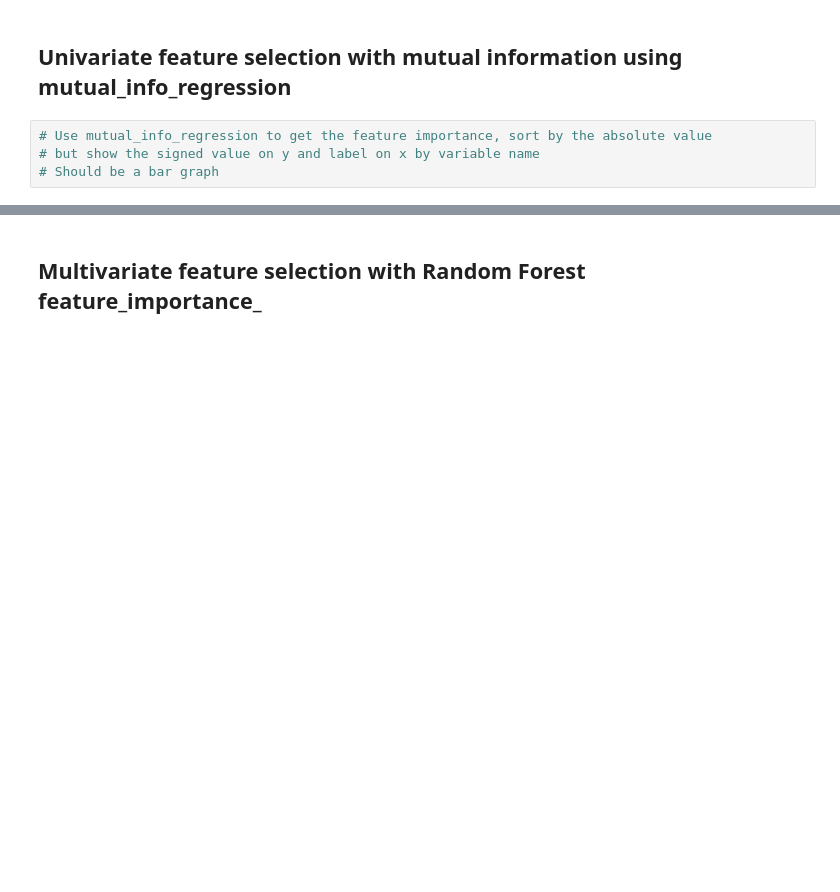
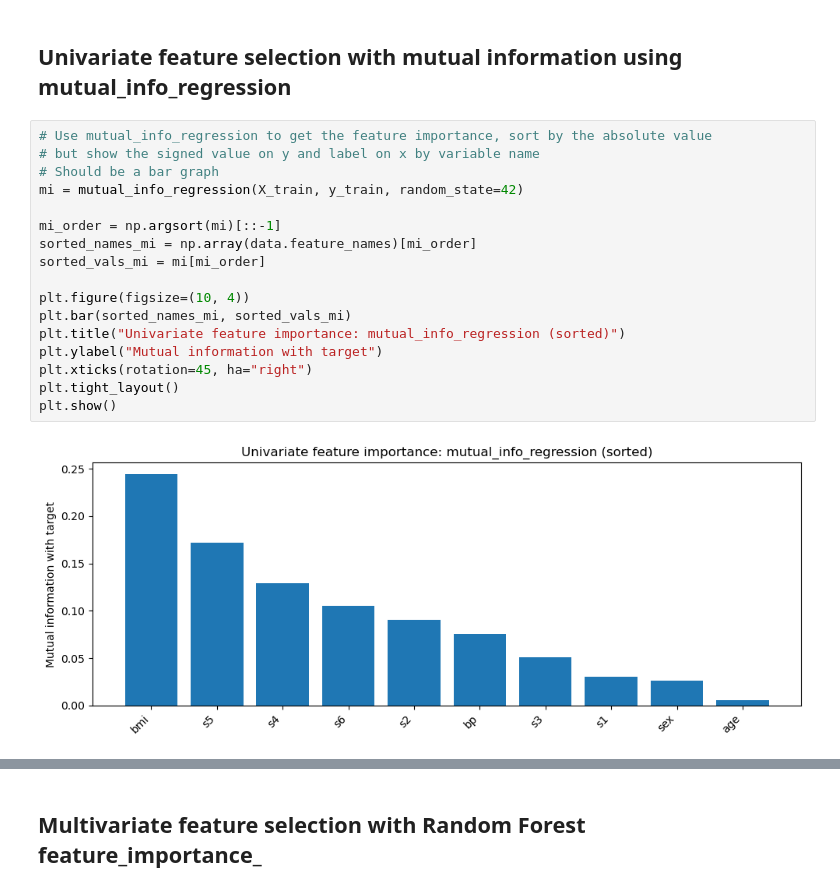
Before and after one commit to Mfershalov/hw4p6-Mfershalov, a Jupyter notebook: dsei2100s26hw4p6-feature-selection.ipynb, the cells around one changed output, grey strips where cells are left out. Cells and saved outputs as stored; diff of their text form; blank space fills up the shorter version.

```diff
--- a/dsei2100s26hw4p6-feature-selection.ipynb
+++ b/dsei2100s26hw4p6-feature-selection.ipynb
@@ -124,6 +148,21 @@ A Here:
 # %%
 # Use mutual_info_regression to get the feature importance, sort by the absolute value
 # but show the signed value on y and label on x by variable name
 # Should be a bar graph
+mi = mutual_info_regression(X_train, y_train, random_state=42)
+
+mi_order = np.argsort(mi)[::-1]
+sorted_names_mi = np.array(data.feature_names)[mi_order]
+sorted_vals_mi = mi[mi_order]
+
+plt.figure(figsize=(10, 4))
+plt.bar(sorted_names_mi, sorted_vals_mi)
+plt.title("Univariate feature importance: mutual_info_regression (sorted)")
+plt.ylabel("Mutual information with target")
+plt.xticks(rotation=45, ha="right")
+plt.tight_layout()
+plt.show()
+# %% [output]
+[figure, added]
 # %%
 # What are the top 5 features according to mutual_info_regression?
```
Also changed, not shown: parts of 8 cells of this notebook.
